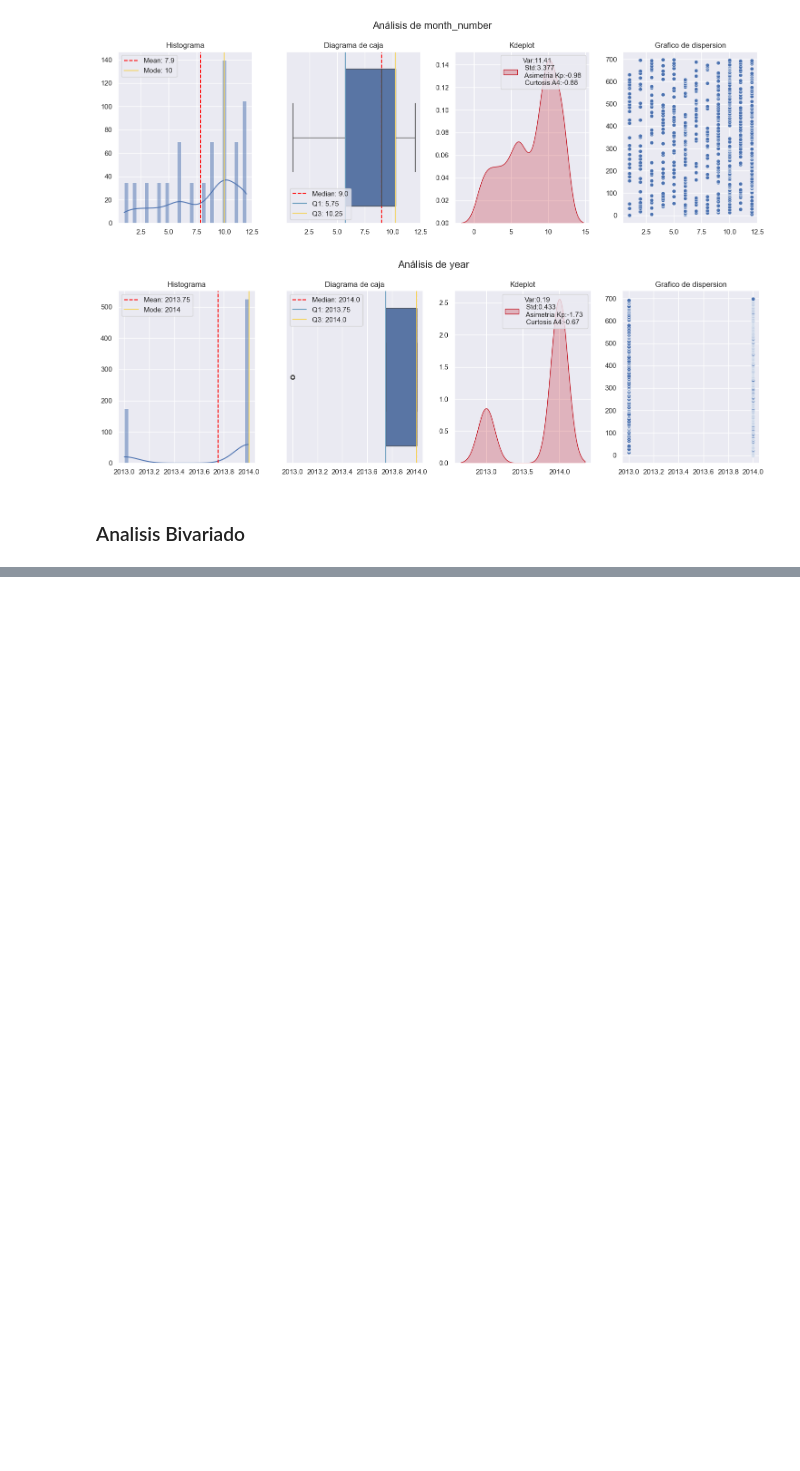
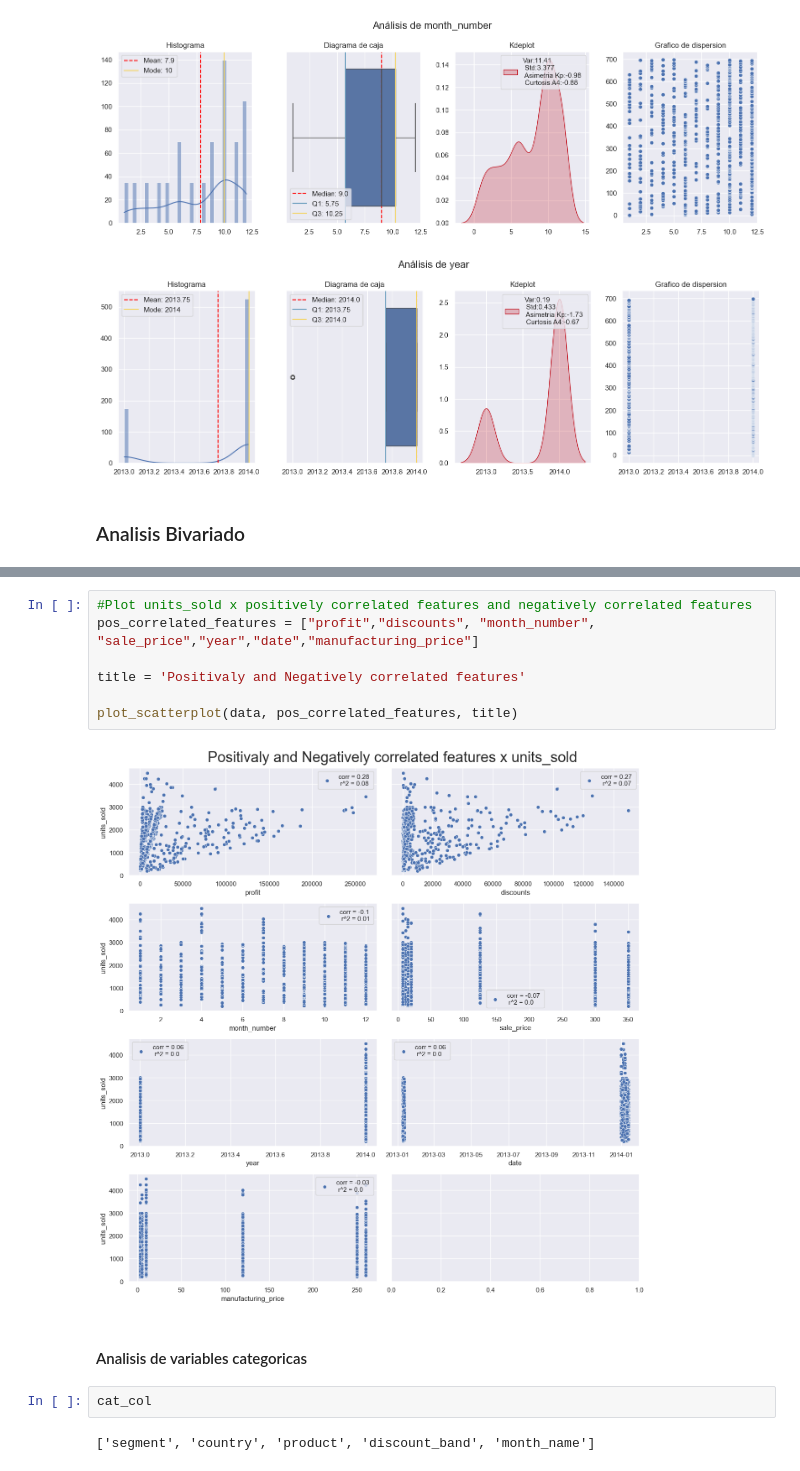
Before and after one commit to jluis-ml/Proyecto-Empresa-Finanzas, a Jupyter notebook: 3_EDA.ipynb, the cells around one changed output, grey strips where cells are left out. Drawn from its saved outputs; the diff is of its cells as text; blank space fills up the shorter version.

```diff
--- a/3_EDA.ipynb
+++ b/3_EDA.ipynb
@@ -336,0 +438,15 @@ analyze_data(data_numeric_)
+# %%
+#Plot units_sold x positively correlated features and negatively correlated features
+pos_correlated_features = ["profit","discounts", "month_number", "sale_price","year","date","manufacturing_price"]
+
+title = 'Positivaly and Negatively correlated features'
+
+plot_scatterplot(data, pos_correlated_features, title)
+# %% [output]
+[figure, added]
+# %% [markdown]
+#### Analisis de variables categoricas
+# %%
+cat_col
+# %% [output]
+['segment', 'country', 'product', 'discount_band', 'month_name']
```
Also changed, not shown: parts of 10 cells of this notebook.
